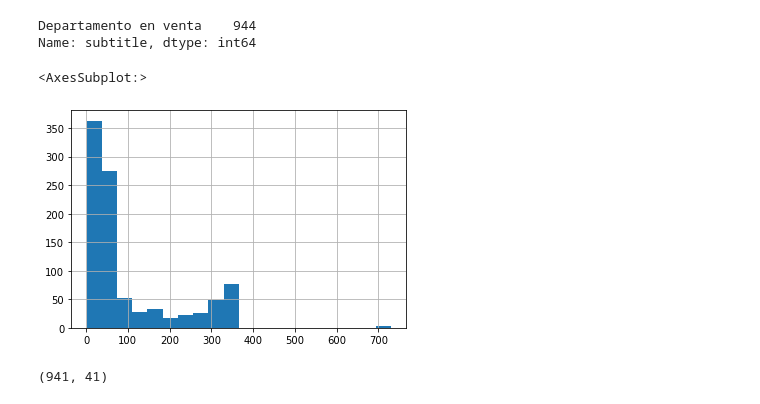
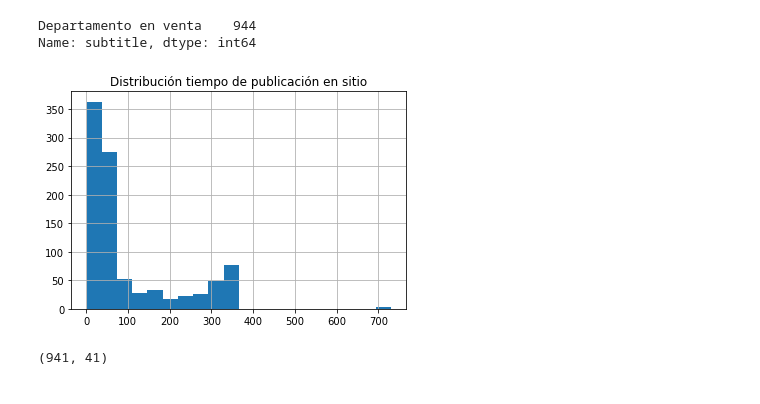
Before and after one commit to juansalg/prueba_dd360, a Jupyter notebook: script_prueba.ipynb, the cells around one changed output. Saved outputs shown, nothing was run; the diff lists cells and outputs as text; code cells hidden in the pictures.

Commit message:
Resultados finales

```diff
--- a/script_prueba.ipynb
+++ b/script_prueba.ipynb
@@ -281,12 +281,14 @@ Name: subtitle, dtype: int64
 # %%
 ### La mayoría de dptos son de máximo un año, pero hay algunos de casi 2 años. Esto podría ser un problema potencial porque los precios
 ### cambian en el tiempo, entonces tratar de estimar una relación entre variables de distintos momentos puede incluir ruido al análisis.
 ### Por lo tanto decidí eliminar las observaciones de más de 1 año en el sitio.
 
 properties.days_on_site.hist(bins = 20)
+
+plt.title('Distribución tiempo de publicación en sitio')
+plt.savefig(path_ + r'/results/pregunta_1/dist_tiempo.png', bbox_inches = 'tight', dpi = 400)
 # %% [output]
-<AxesSubplot:>
-[figure, old version]
+[figure, new version]
 # %%
 properties = properties[properties.days_on_site <= 400]
 
```
Also changed, not shown: parts of 10 cells of this notebook, 9 other files.
